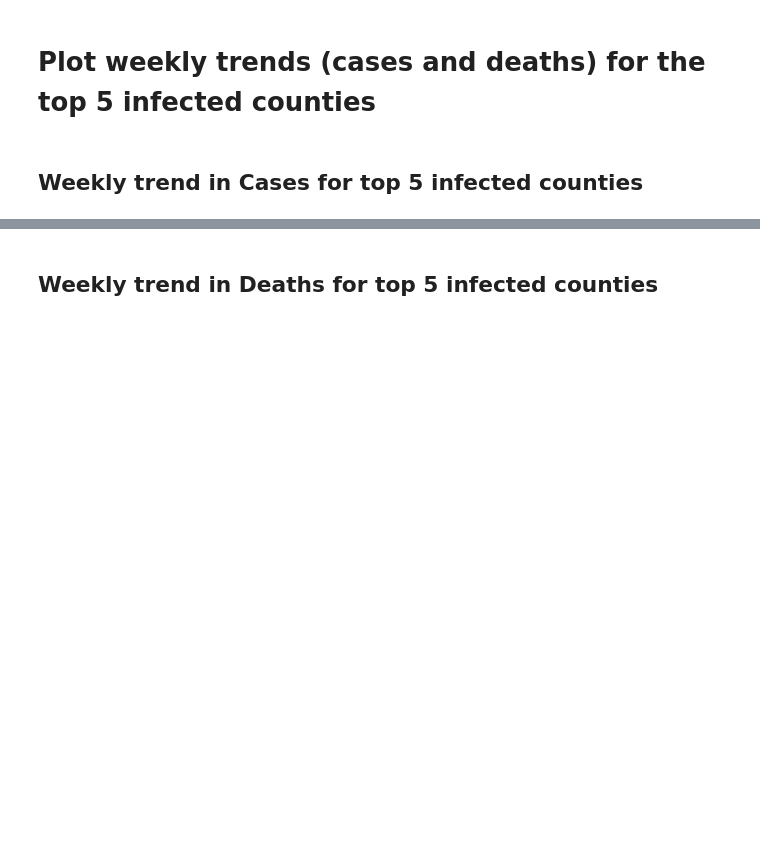
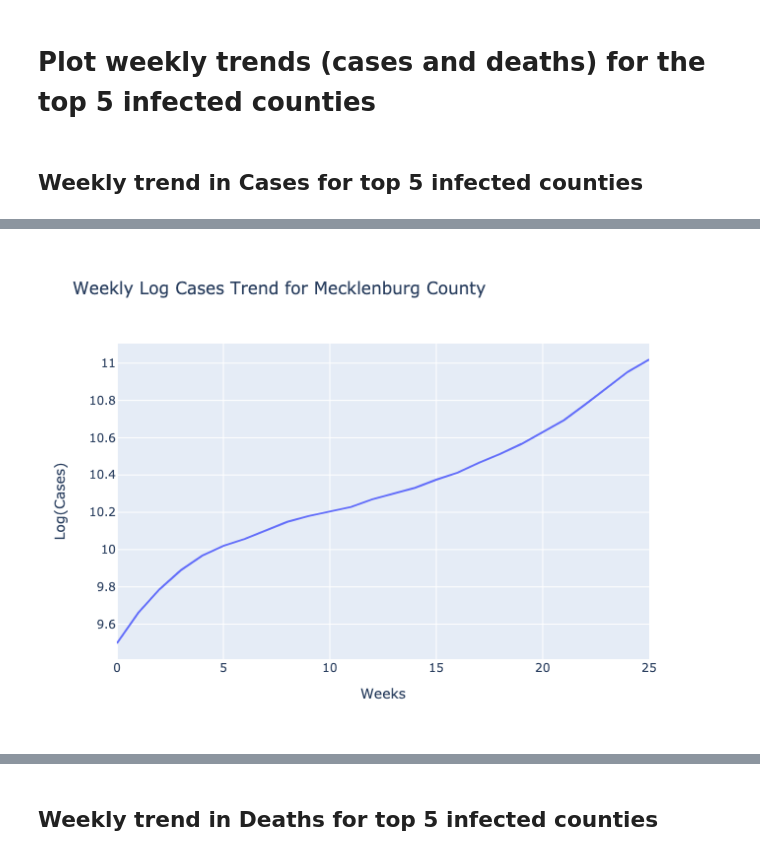
Before and after one commit to usman-z/CSC_405, a Jupyter notebook: UZ/Project Stage II/Usman Zia.ipynb, the cells around one changed output, grey strips where cells are left out. Drawn from its saved outputs; the diff is of its cells as text; code cells hidden in the pictures; blank space fills up the shorter version.

```diff
--- a/UZ/Project Stage II/Usman Zia.ipynb
+++ b/UZ/Project Stage II/Usman Zia.ipynb
@@ -519,0 +622,4 @@ See the caveats in the documentation: https://pandas.pydata.org/pandas-docs/stab
+# %%
+Image(filename="weekly_log_cases_trend_Mecklenburg County .png")
+# %% [output]
+[figure, added]
```
Also changed, not shown: parts of 41 cells of this notebook, 20 other files.
